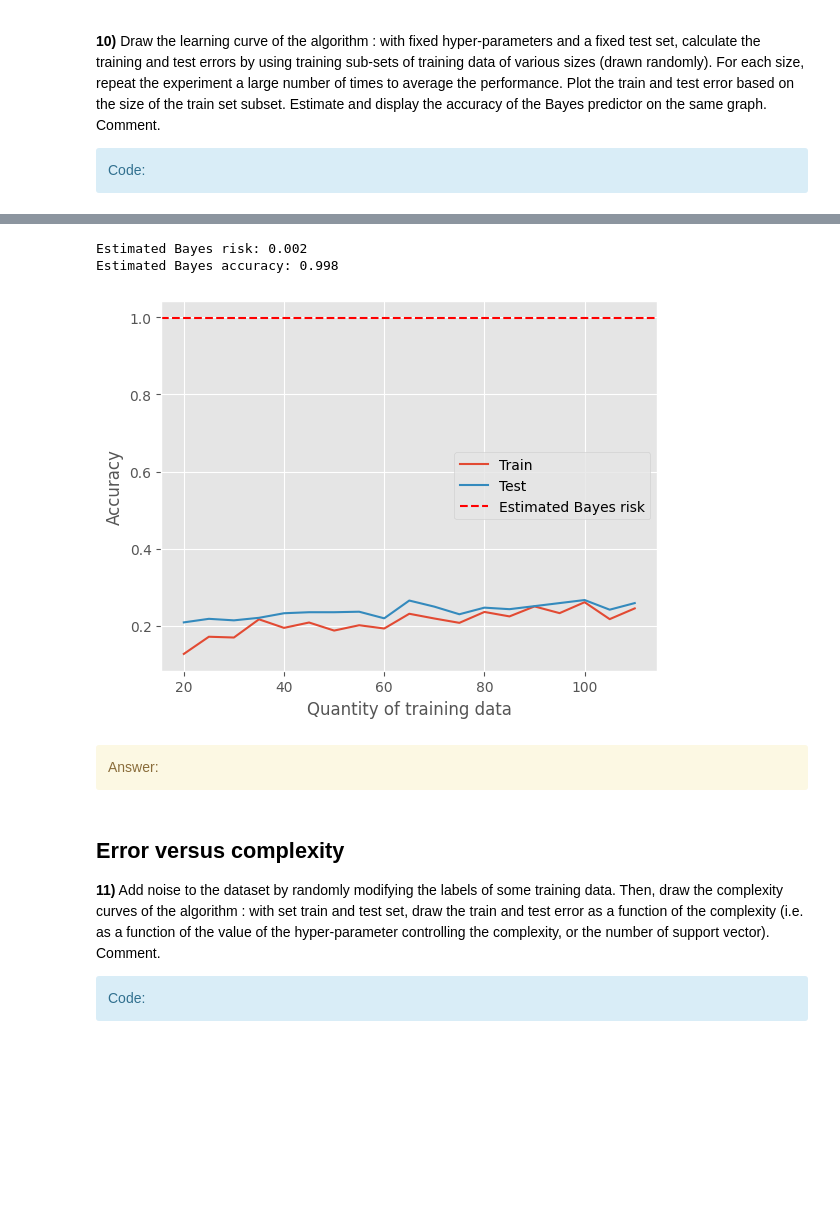
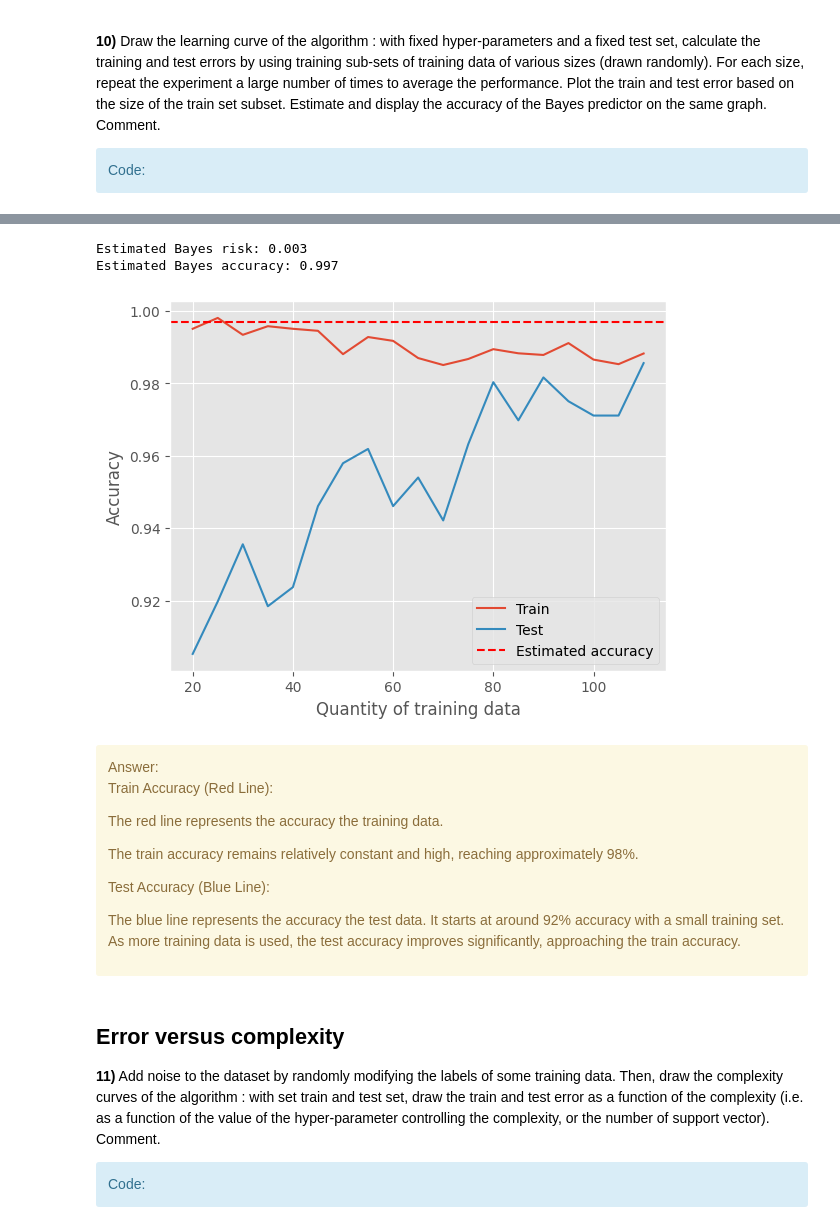
Before and after one commit to TarcisioBueno/support-vector-machine-SDTSIA210, a Jupyter notebook: TP_SVM_students.ipynb, the cells around one changed output, grey strips where cells are left out. Cells and saved outputs as stored; diff of their text form; code cells hidden in the pictures; blank space fills up the shorter version.

```diff
--- a/TP_SVM_students.ipynb
+++ b/TP_SVM_students.ipynb
@@ -427,7 +432,7 @@ X_circle = X_circle[y_circle == 0]
 y_circle = y_circle[y_circle == 0]
 
 # Scale and shift the circle class to surround the Gaussian class
-X_circle = X_circle * 6  # Scale
+X_circle = X_circle * 5  # Scale
 X_circle = X_circle + np.array(mean)  # Shift
 
 # Combine the Gaussian and circle classes
@@ -629,9 +636,10 @@ for i in range(n_mc):
         # Second case: y = 1
         x = np.random.multivariate_normal(mean_gaussian, cov_gaussian)
 
-    # You have to compute the conditional posterior probability of x given the 2 gaussians
     # Use the multivariate_normal.pdf() method !
-    p1 = multivariate_normal.pdf(x, mean=centers[0], cov=[[std_devs[0], 0], [0, std_devs[0]]])
+    radius = scale_circle
+    area = np.pi * radius**2
+    p1 = 1 / area if np.linalg.norm(x - shift_circle) <= radius else 0
     p2 = multivariate_normal.pdf(x, mean=centers[1], cov=[[std_devs[1], 0], [0, std_devs[1]]])
     # Compute the risk from these and add it to the total
     risk = min(p1, p2)
@@ -644,29 +652,43 @@ bayes_risk = np.around(expectation, 3)
 print(f'Estimated Bayes risk: {bayes_risk}')
 print(f'Estimated Bayes accuracy: {1 - bayes_risk}')
 # %% [output]
-Estimated Bayes risk: 0.002
-Estimated Bayes accuracy: 0.998
+Estimated Bayes risk: 0.003
+Estimated Bayes accuracy: 0.997
 # %%
 # Add this estimation to the plot of train/test error
 # This is constant: you should add a horizontal line to your graph
 
 # Plot the results
 plt.plot(sizes, scores_train, label='Train')
 plt.plot(sizes, scores_test, label='Test')
 
 # Add a horizontal line for the estimated Bayes risk
-plt.axhline(y=1-bayes_risk, color='r', linestyle='--', label='Estimated Bayes risk')
+plt.axhline(y=1-bayes_risk, color='r', linestyle='--', label='Estimated accuracy')
 
 plt.xlabel('Quantity of training data')
 plt.ylabel('Accuracy')
 
 plt.legend()
 plt.show()
 # %% [output]
-[figure, old version]
+[figure, new version]
-# %% [markdown]
-<div class='alert alert-block alert-warning'>
-            Answer:</div>
+# %% [markdown]
+<div class='alert alert-block alert-warning'>
+Answer:
+
+Train Accuracy (Red Line):
+
+The red line represents the accuracy the training data.
+
+The train accuracy remains relatively constant and high, reaching approximately 98%.
+
+Test Accuracy (Blue Line):
+
+The blue line represents the accuracy the test data.
+It starts at around 92% accuracy with a small training set.
+As more training data is used, the test accuracy improves significantly, approaching the train accuracy.
+
+</div>
 # %% [markdown]
 ## Error versus complexity
 
```
Also changed, not shown: parts of 12 cells of this notebook.
